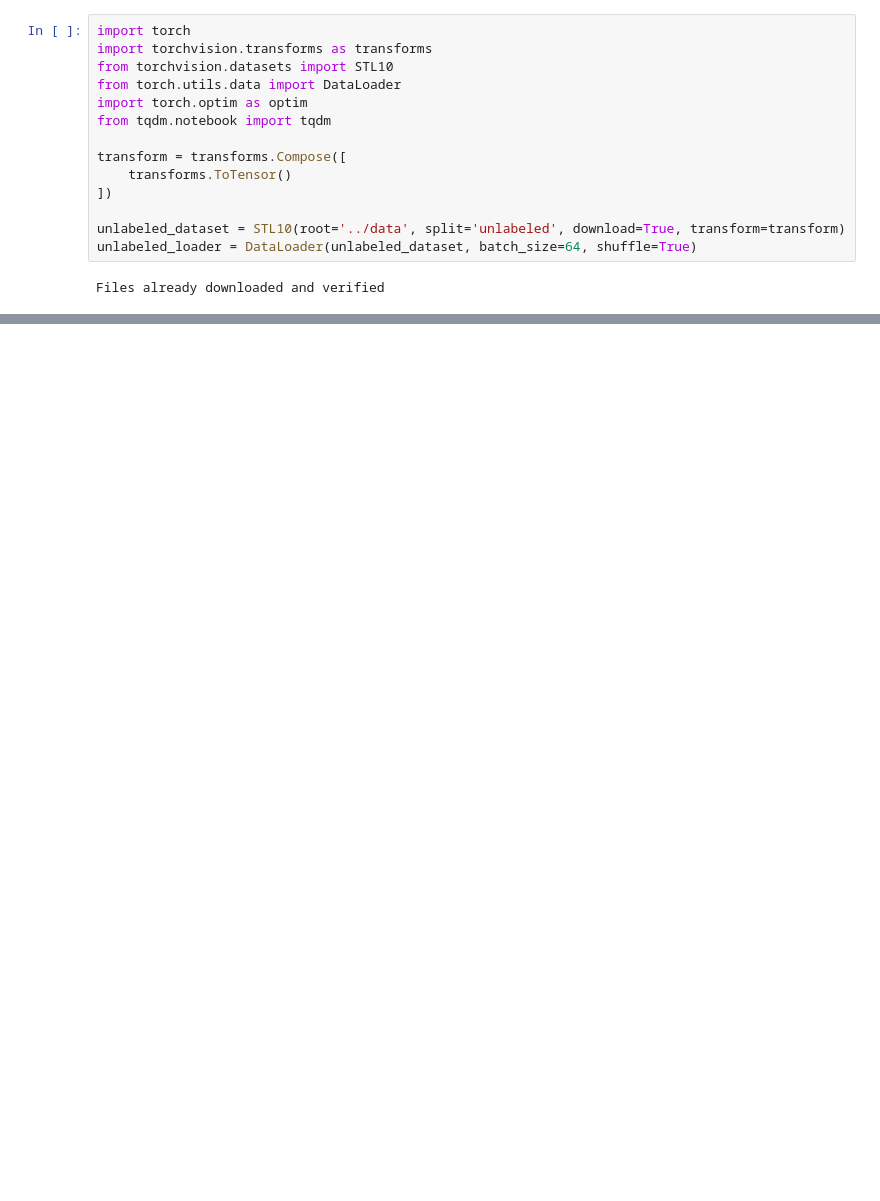
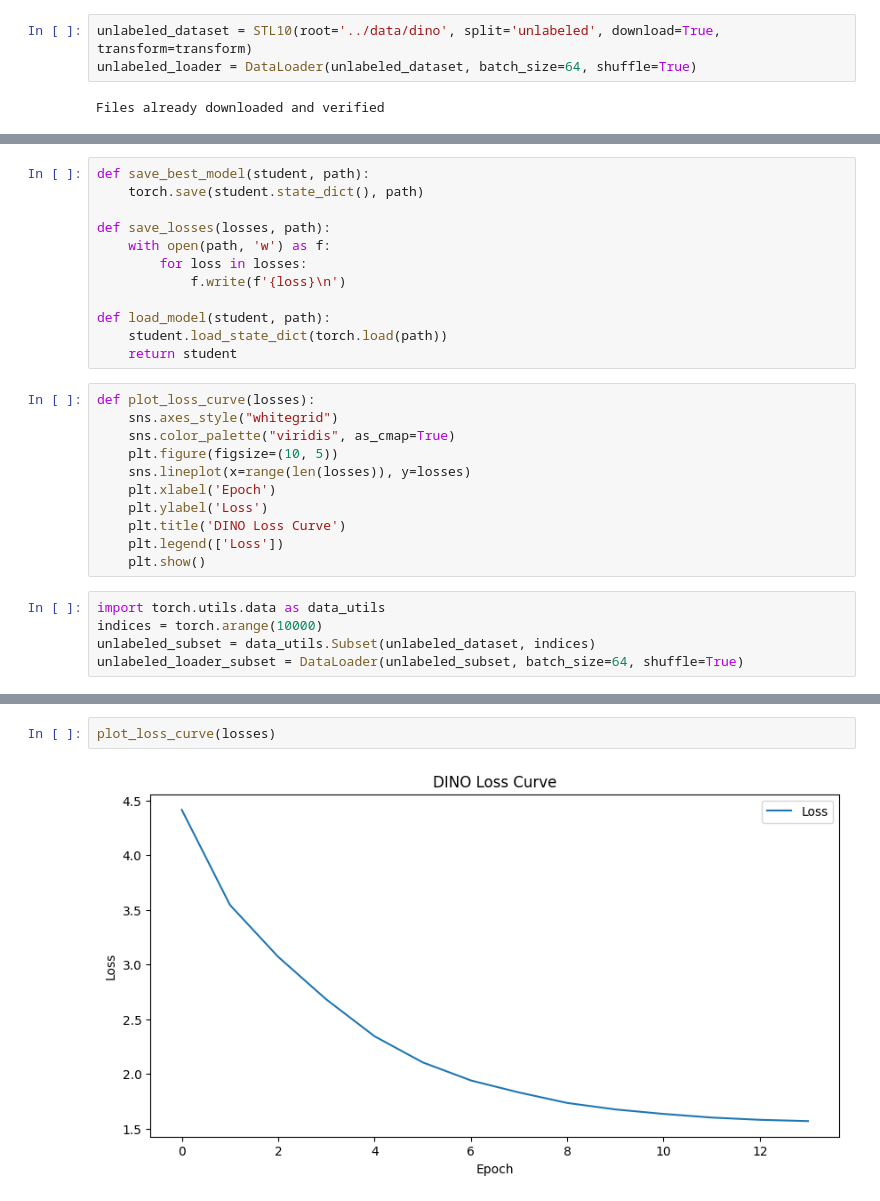
Before and after one commit to LukiLenkiewicz/representation-learning-methods, a Jupyter notebook: models/dino.ipynb, the cells around one changed output, grey strips where cells are left out. Drawn from its saved outputs; the diff is of its cells as text; blank space fills up the shorter version.

Commit message:
dino final version

```diff
--- a/models/dino.ipynb
+++ b/models/dino.ipynb
@@ -1,16 +103,5 @@
 # %%
-import torch
-import torchvision.transforms as transforms
-from torchvision.datasets import STL10
-from torch.utils.data import DataLoader
-import torch.optim as optim
-from tqdm.notebook import tqdm
-
-transform = transforms.Compose([
-    transforms.ToTensor()
-])
-
-unlabeled_dataset = STL10(root='../data', split='unlabeled', download=True, transform=transform)
+unlabeled_dataset = STL10(root='../data/dino', split='unlabeled', download=True, transform=transform)
 unlabeled_loader = DataLoader(unlabeled_dataset, batch_size=64, shuffle=True)
 # %% [output]
 Files already downloaded and verified
@@ -112,0 +165,28 @@ Epoch [5/5], Loss: 5.4700
+# %%
+def save_best_model(student, path):
+    torch.save(student.state_dict(), path)
+
+def save_losses(losses, path):
+    with open(path, 'w') as f:
+        for loss in losses:
+            f.write(f'{loss}\n')
+
+def load_model(student, path):
+    student.load_state_dict(torch.load(path))
+    return student
+# %%
+def plot_loss_curve(losses):
+    sns.axes_style("whitegrid")
+    sns.color_palette("viridis", as_cmap=True)
+    plt.figure(figsize=(10, 5))
+    sns.lineplot(x=range(len(losses)), y=losses)
+    plt.xlabel('Epoch')
+    plt.ylabel('Loss')
+    plt.title('DINO Loss Curve')
+    plt.legend(['Loss'])
+    plt.show()
+# %%
+import torch.utils.data as data_utils
+indices = torch.arange(10000)
+unlabeled_subset = data_utils.Subset(unlabeled_dataset, indices)
+unlabeled_loader_subset = DataLoader(unlabeled_subset, batch_size=64, shuffle=True)
@@ -112,0 +258,4 @@ Epoch [5/5], Loss: 5.4700
+# %%
+plot_loss_curve(losses)
+# %% [output]
+[figure, added]
```
Also changed, not shown: parts of 10 cells of this notebook, 2 other files.
